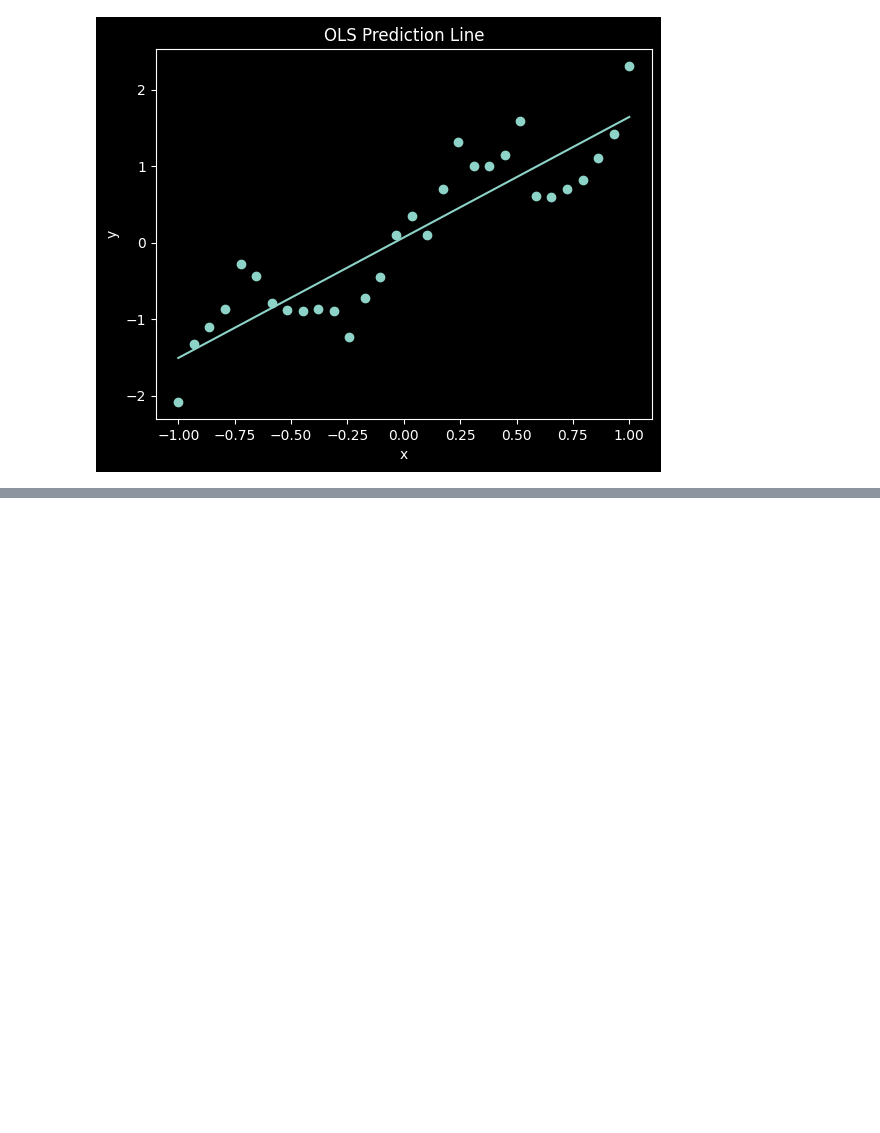
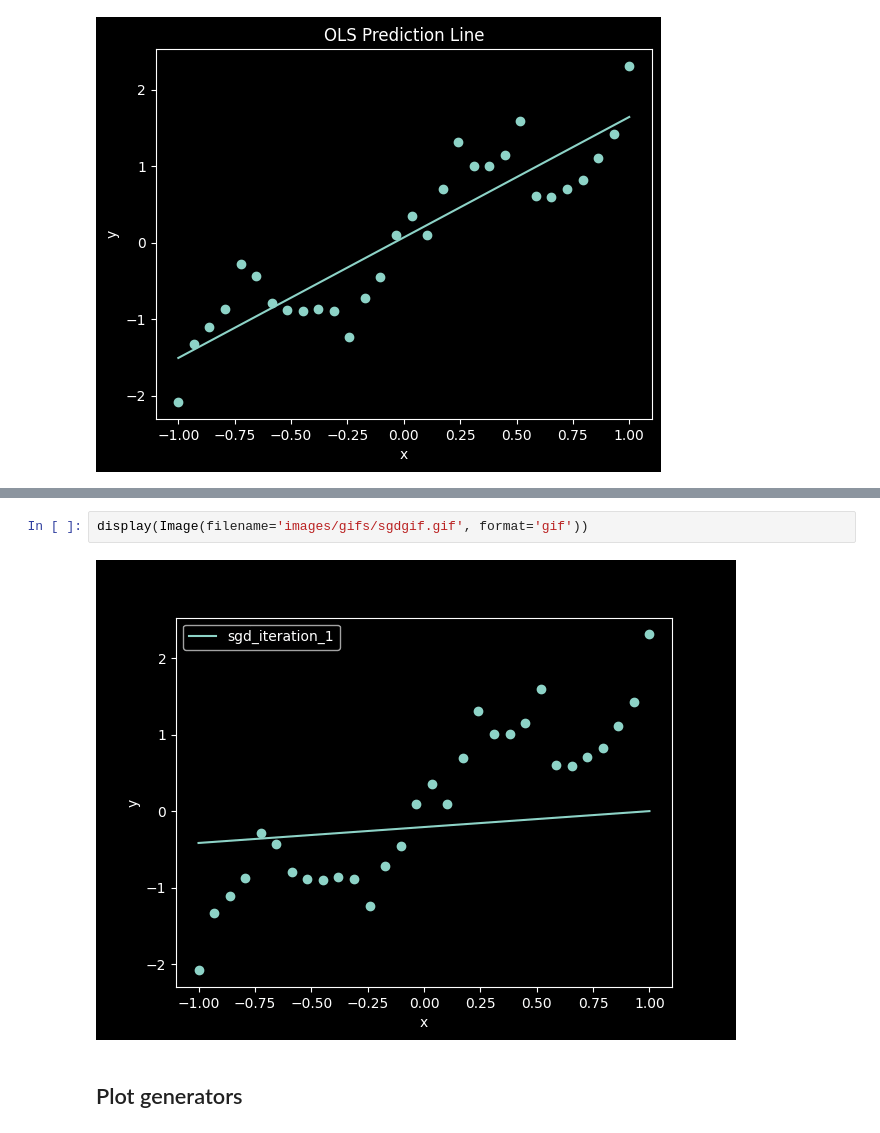
Before and after one commit to viniciuspxc/Reconhecimento_de_Padroes, a Jupyter notebook: Listas/Lista 1/Lista 01.ipynb, the cells around one changed output, grey strips where cells are left out. Drawn from its saved outputs; the diff is of its cells as text; blank space fills up the shorter version.

```diff
--- a/Listas/Lista 1/Lista 01.ipynb
+++ b/Listas/Lista 1/Lista 01.ipynb
@@ -231 +233,7 @@ plt.show()
+# %%
+display(Image(filename='images/gifs/sgdgif.gif', format='gif'))
+# %% [output]
+[figure, added]
+# %% [markdown]
+## Plot generators
 # %%
```
Also changed, not shown: parts of 7 cells of this notebook.
